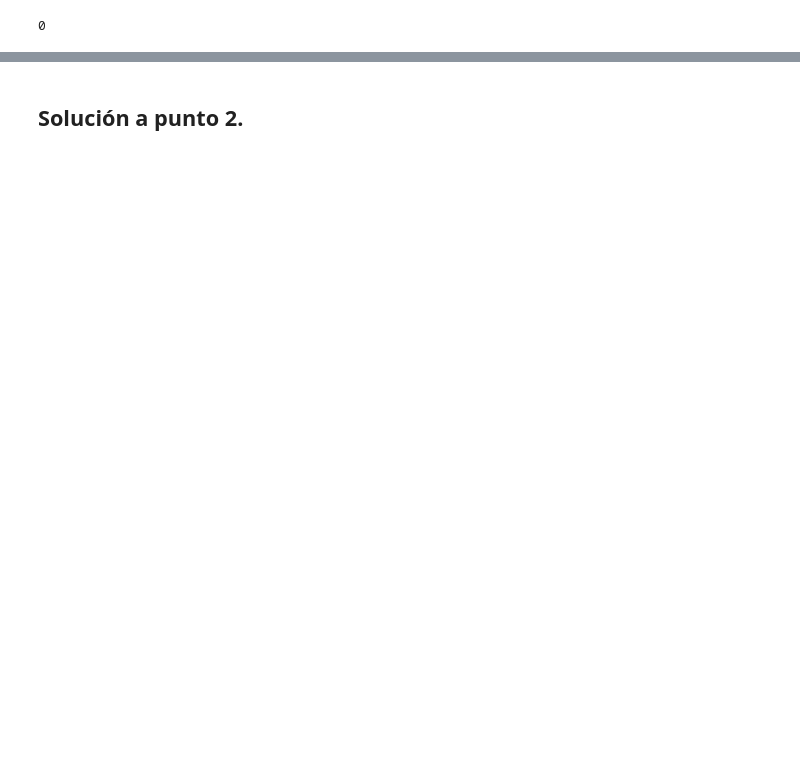
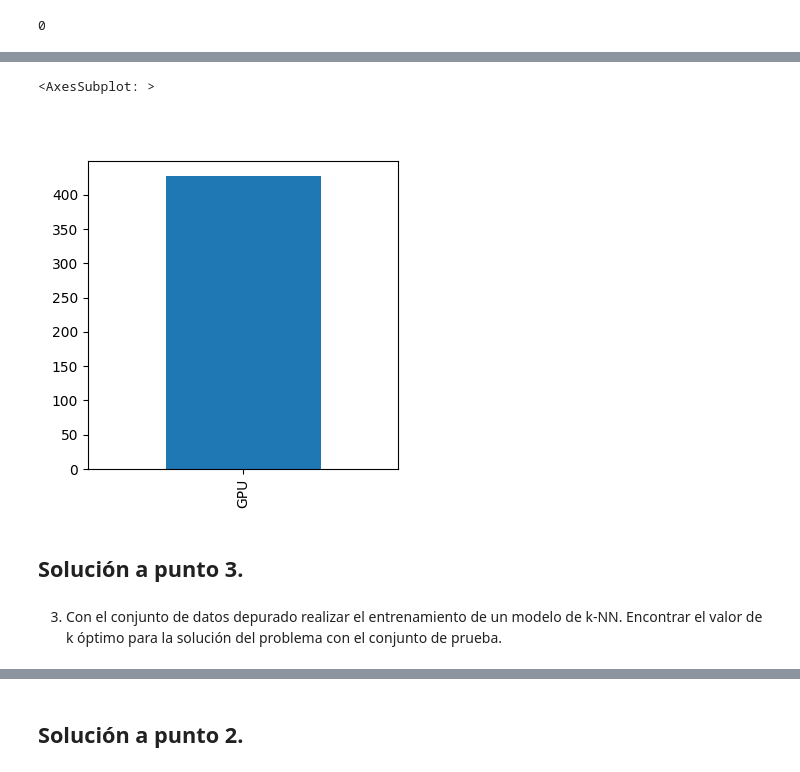
Before and after one commit to Wizardlyfix/Inteligencia-Artificial, a Jupyter notebook: Entregable1.ipynb, the cells around one changed output, grey strips where cells are left out. Drawn from its saved outputs; the diff is of its cells as text; code cells hidden in the pictures; blank space fills up the shorter version.

```diff
--- a/Entregable1.ipynb
+++ b/Entregable1.ipynb
@@ -21,6 +21,15 @@ Con los datos seleccionados hacer lo siguiente:
 import numpy as np
 import pandas as pd
 import matplotlib.pyplot as plt
+
+%matplotlib widget
+
+from mpl_toolkits.mplot3d import Axes3D
+
+np.random.seed(seed=10)
+
+import matplotlib as mpl
+mpl.rcParams['figure.figsize'] = (4,4)
 # %% [markdown]
 ## Solución a punto 1.
 # %%
@@ -120,0 +190,9 @@ df.isnull().sum().max()
+# %%
+df['Type'].value_counts().plot.bar()
+# %% [output]
+<AxesSubplot: >
+[figure, added]
+# %% [markdown]
+## Solución a punto 3.
+# %% [markdown]
+3. Con el conjunto de datos depurado realizar el entrenamiento de un modelo de k-NN. Encontrar el valor de k óptimo para la solución del problema con el conjunto de prueba.
```
Also changed, not shown: parts of 43 cells of this notebook, 1 other file.
